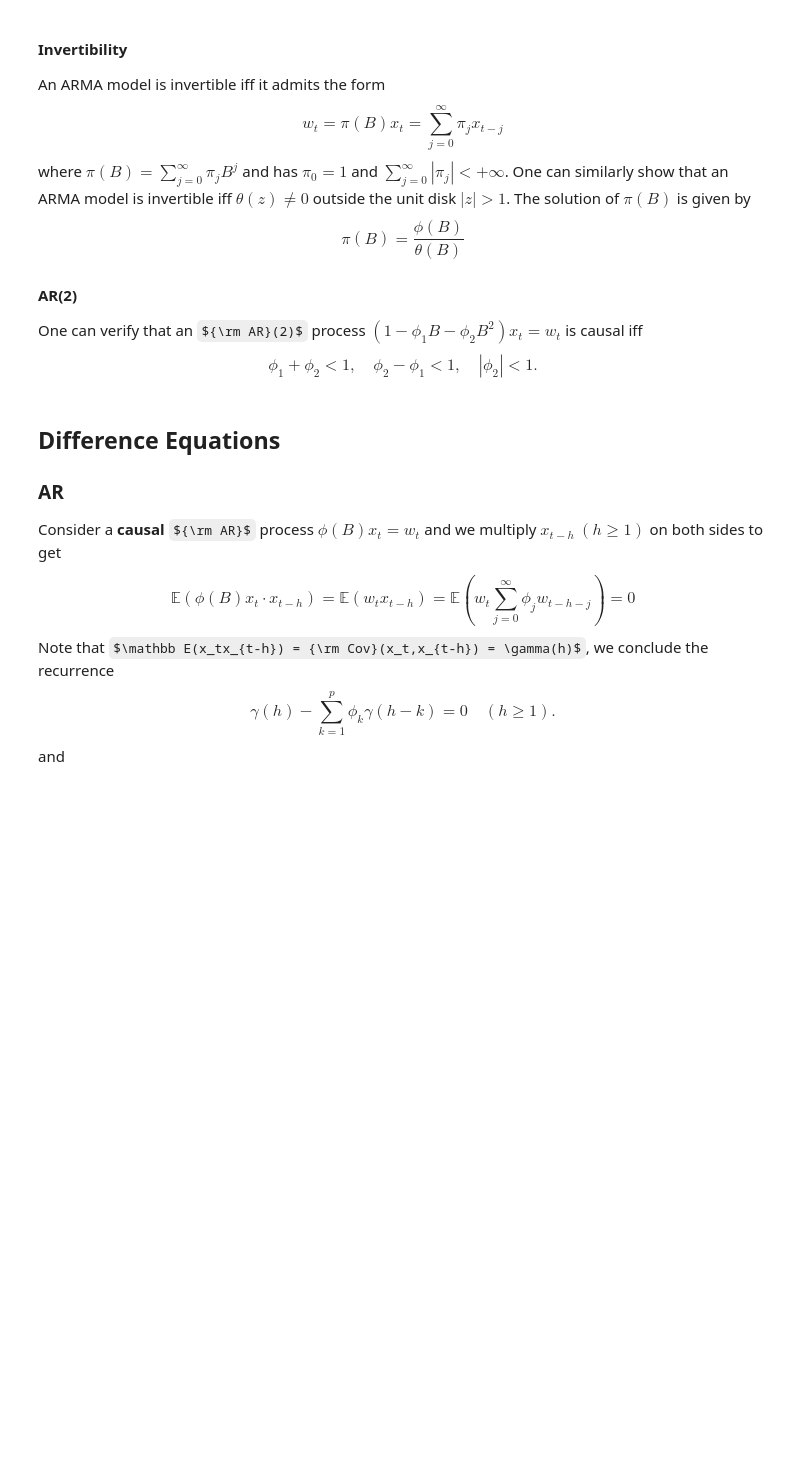
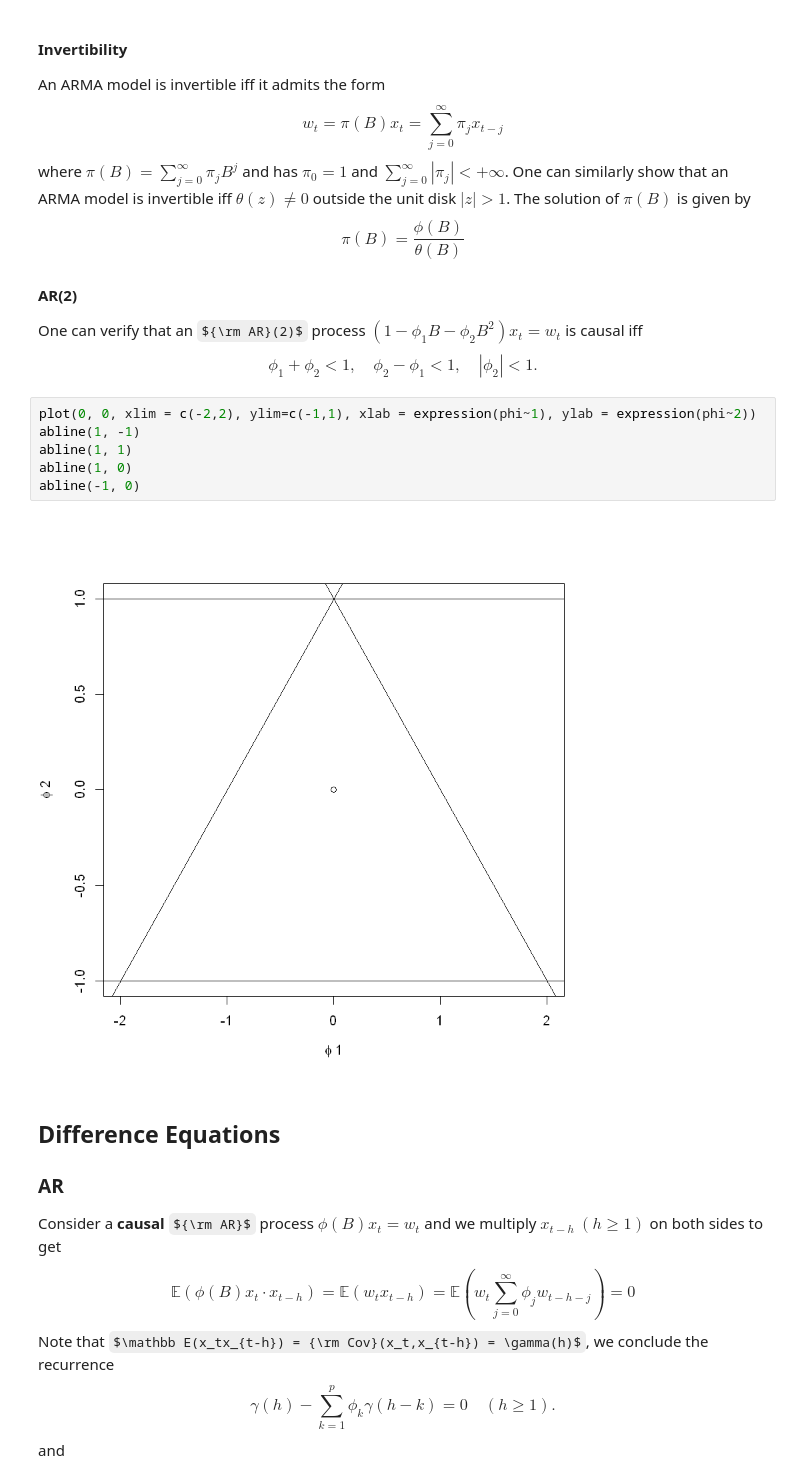
Before and after one commit to ForeverHaibara/Fudan-Courses, a Jupyter notebook: 时间序列与空间统计/5 Auto Regressive Integrated Moving Average.ipynb, the cells around one changed output. Cells and saved outputs as stored; diff of their text form; some formulas as TeX source; blank space fills up the shorter version.

```diff
--- a/时间序列与空间统计/5 Auto Regressive Integrated Moving Average.ipynb
+++ b/时间序列与空间统计/5 Auto Regressive Integrated Moving Average.ipynb
@@ -213,6 +213,14 @@ $$\pi(B) = \frac{\phi(B)}{\theta (B)}$$
 
 One can verify that an ${\rm AR}(2)$ process $(1 - \phi_1B - \phi_2B^2)x_t = w_t$ is causal iff
 $$\phi_1+\phi_2<1,\quad \phi_2 - \phi_1<1,\quad |\phi_2|<1.$$
+# %%
+plot(0, 0, xlim = c(-2,2), ylim=c(-1,1), xlab = expression(phi~1), ylab = expression(phi~2))
+abline(1, -1)
+abline(1, 1)
+abline(1, 0)
+abline(-1, 0)
+# %% [output]
+[figure, added]
 # %% [markdown]
 ## Difference Equations
 
```
Also changed, not shown: parts of 1 cell of this notebook, 4 other files.
